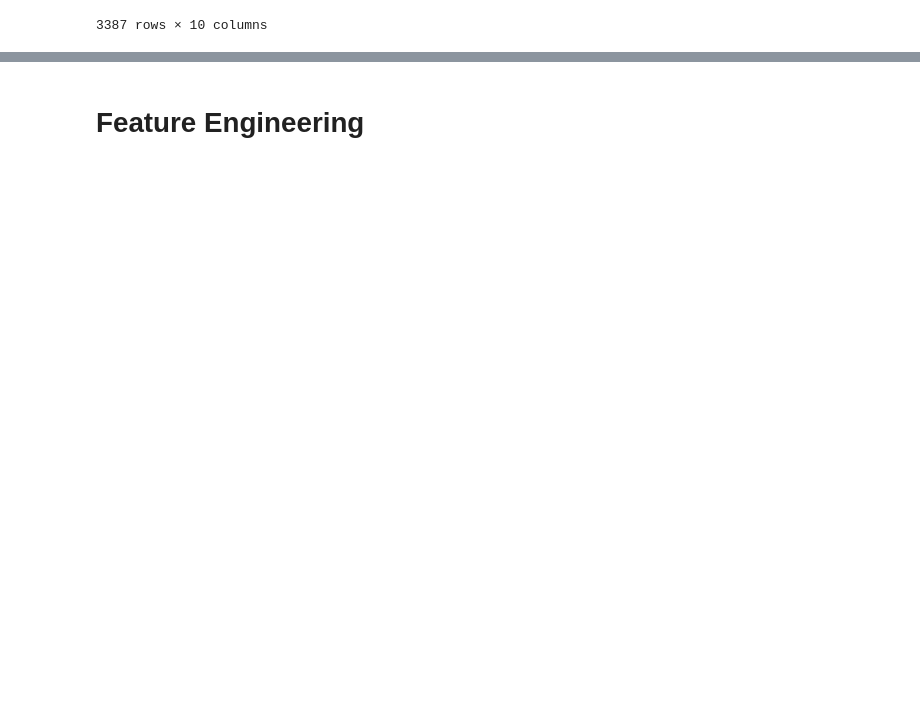
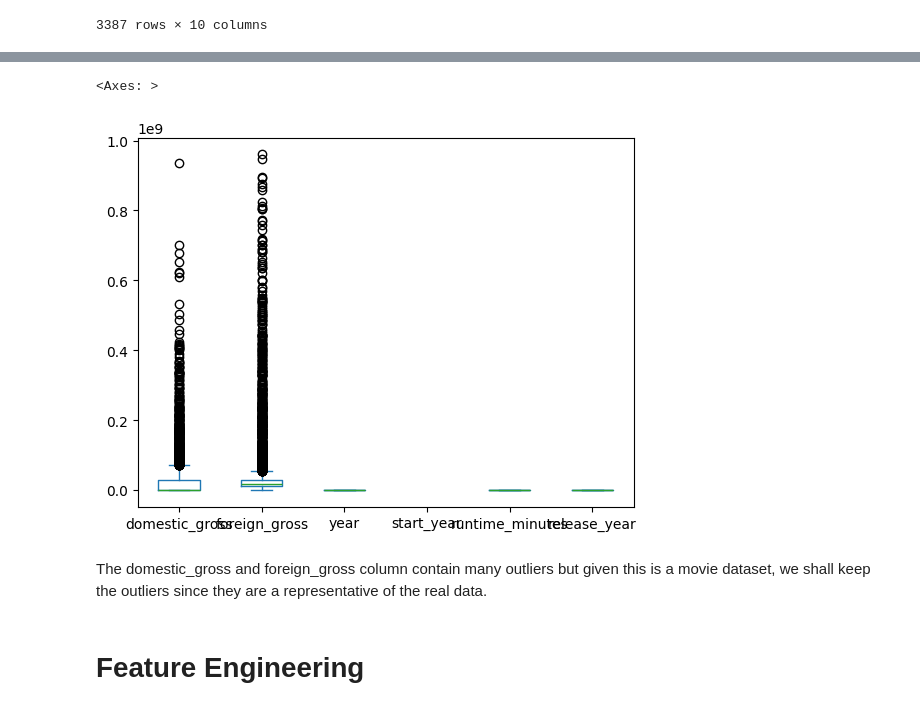
Before and after one commit to Ella244-18/phase-1-project, a Jupyter notebook: student.ipynb, the cells around one changed output, grey strips where cells are left out. Drawn from its saved outputs; the diff is of its cells as text; code cells hidden in the pictures; blank space fills up the shorter version.

```diff
--- a/student.ipynb
+++ b/student.ipynb
@@ -543,3 +593,11 @@ np.int64(6774)
+# %%
+#Checking for outliers using matplotlib
+combined_df.plot(kind='box')
+# %% [output]
+<Axes: >
+[figure, added]
+# %% [markdown]
+The domestic_gross and foreign_gross column contain many outliers but given this is a movie dataset, we shall keep the outliers since they are a representative of the real data.
 # %% [markdown]
 # Feature Engineering
 # %%
```
Also changed, not shown: parts of 11 cells of this notebook.
